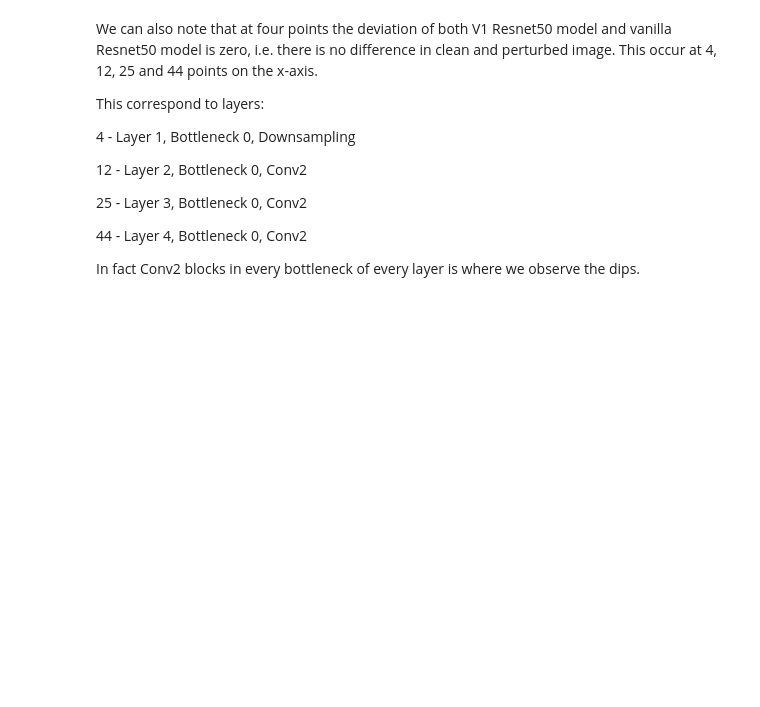
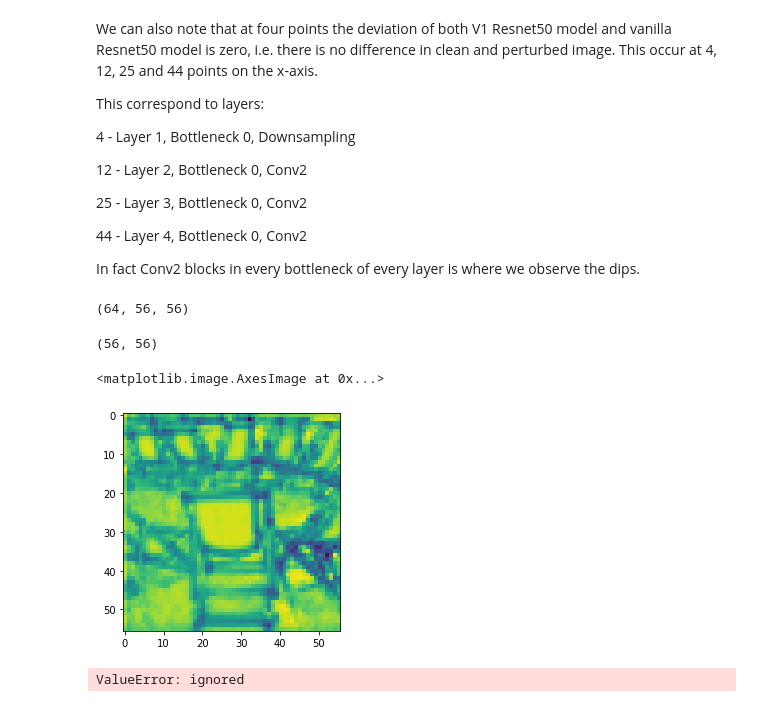
Before and after one commit to anjaliagarwal8/V1_Resnet-NMA, a Jupyter notebook: Feature_maps.ipynb, the cells around one changed output. Drawn from its saved outputs; the diff is of its cells as text; code cells hidden in the pictures; blank space fills up the shorter version.

Commit message:
image visualization

```diff
--- a/Feature_maps.ipynb
+++ b/Feature_maps.ipynb
@@ -125,3 +126,26 @@ This correspond to layers:
 44 - Layer 4, Bottleneck 0, Conv2
 
 In fact Conv2 blocks in every bottleneck of every layer is where we observe the dips.
+# %%
+v1_clean[4][1,:,:,:].shape
+# %% [output]
+(64, 56, 56)
+# %%
+temp = np.mean(v1_clean[4][1,:,:,:],axis=0)
+# %%
+temp.shape
+# %% [output]
+(56, 56)
+# %%
+plt.imshow(temp)
+# %% [output]
+<matplotlib.image.AxesImage at 0x...>
+[figure, added]
+# %%
+pca = PCA(3)
+
+converted_data = pca.fit_transform(v1_clean[4][1,:,:,:])
+
+converted_data.shape
+# %% [output]
+ValueError: ignored
```
Also changed, not shown: parts of 1 cell of this notebook.
